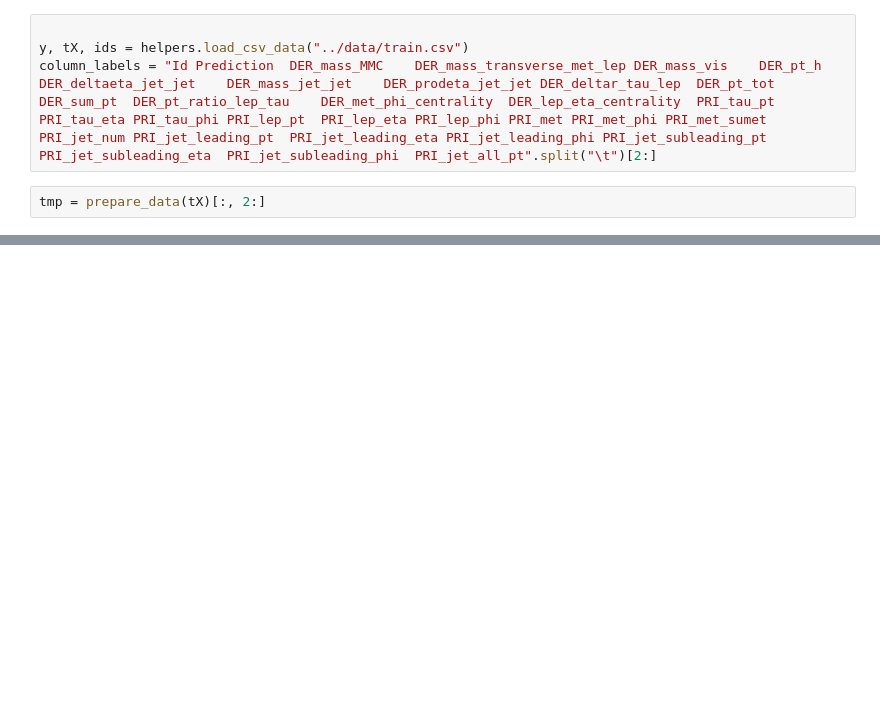
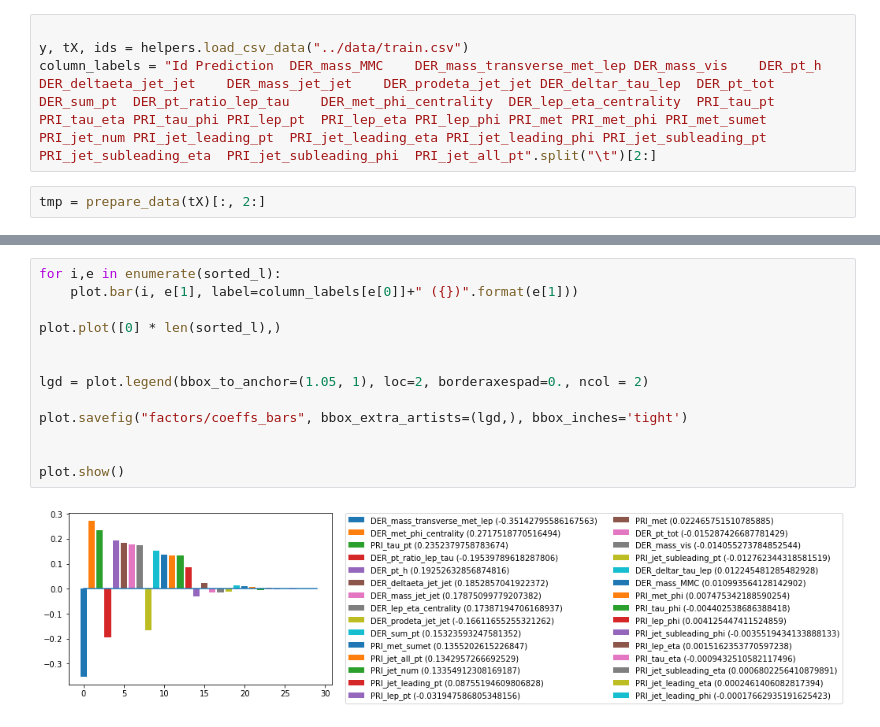
Before and after one commit to jgrondier/ML_course, a Jupyter notebook: projects/project1/scripts/jgrondier.ipynb, the cells around one changed output, grey strips where cells are left out. Saved outputs shown, nothing was run; the diff lists cells and outputs as text; blank space fills up the shorter version.

```diff
--- a/projects/project1/scripts/jgrondier.ipynb
+++ b/projects/project1/scripts/jgrondier.ipynb
@@ -45,3 +75,18 @@ abs_sorted_l = [[a,abs(b)] for a,b in sorted_l]
+# %%
+for i,e in enumerate(sorted_l):
+    plot.bar(i, e[1], label=column_labels[e[0]]+" ({})".format(e[1]))
+
+plot.plot([0] * len(sorted_l),)
+
+
+lgd = plot.legend(bbox_to_anchor=(1.05, 1), loc=2, borderaxespad=0., ncol = 2)
+
+plot.savefig("factors/coeffs_bars", bbox_extra_artists=(lgd,), bbox_inches='tight')
+
+
+plot.show()
+# %% [output]
+[figure, added]
 # %%
 for e in sorted_l:
     print("{} : {}".format(e[0], e[1]))
```
Also changed, not shown: parts of 12 cells of this notebook, 3 other files.
